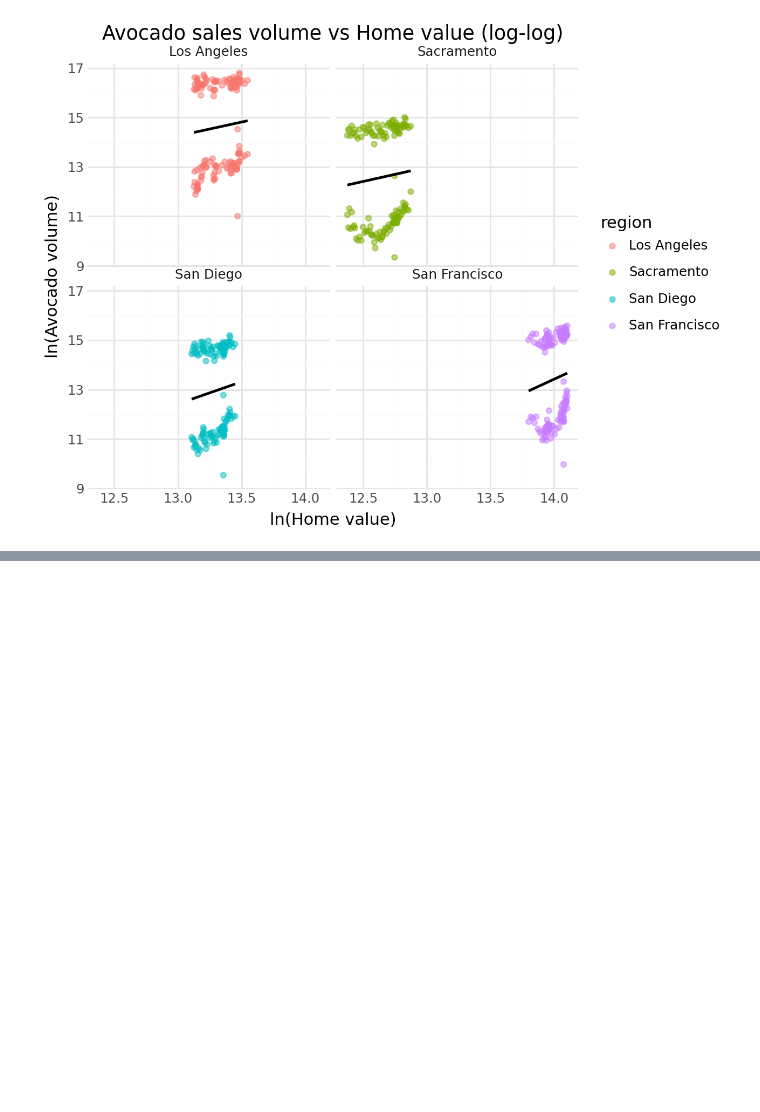
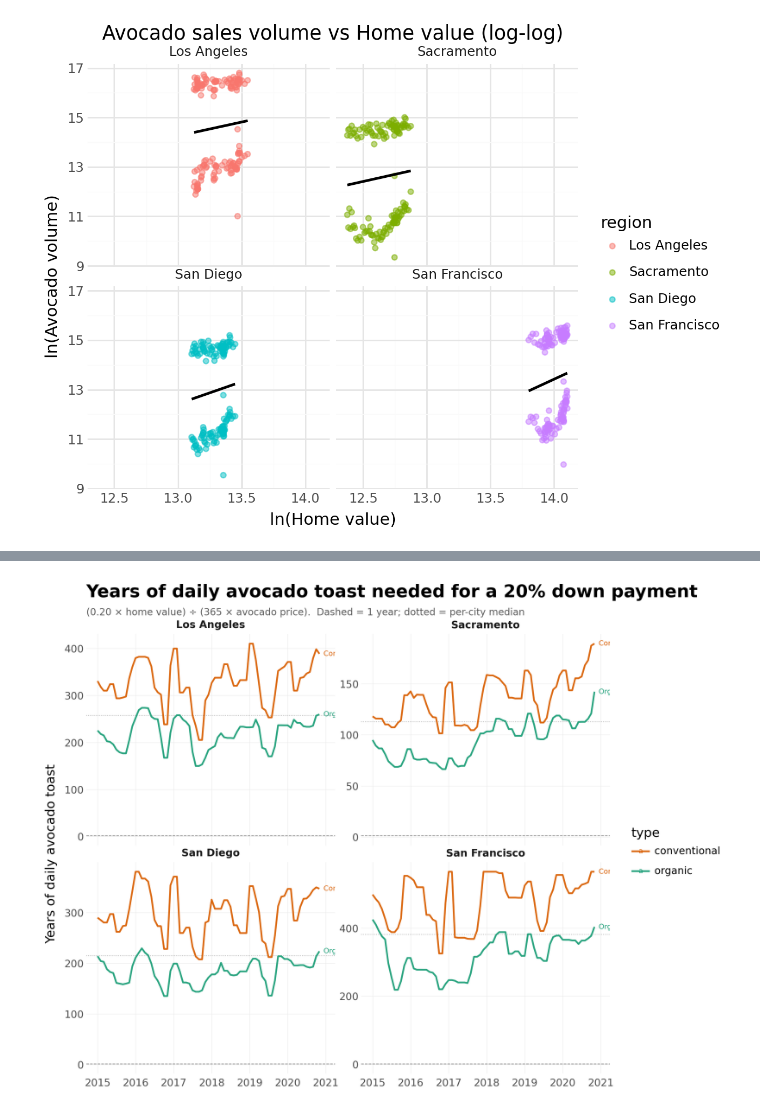
Before and after one commit to NavSanya/GSB544_Projects, a Jupyter notebook: Week2/Lab 2/Lab2.ipynb, the cells around one changed output, grey strips where cells are left out. Drawn from its saved outputs; the diff is of its cells as text; code cells hidden in the pictures; blank space fills up the shorter version.

```diff
--- a/Week2/Lab 2/Lab2.ipynb
+++ b/Week2/Lab 2/Lab2.ipynb
@@ -533,0 +618,39 @@ plot2.show()
+# %%
+# --- Plot 1: Time-series of the ratio (lower = claim more plausible; higher = claim absurd) ---
+ts = (
+    p9.ggplot(dfp, p9.aes('month', 'y_smooth', color='type'))
+    + p9.geom_hline(yintercept=1, linetype='dashed', alpha=0.45)  # “1 year” line
+    + p9.geom_hline(data=med, mapping=p9.aes(yintercept='med_y'),
+                    linetype='dotted', alpha=0.35)                 # region median
+    + p9.geom_line(size=1.2, alpha=0.95)
+    + p9.facet_wrap('~region', ncol=2, scales='free_y')
+    + p9.scale_x_datetime(date_breaks='1 year', date_labels='%Y')
+    + p9.scale_color_manual(values={'organic':'#1b9e77', 'conventional':'#d95f02'})
+    + p9.guides(color=None)  # hide legend (we’ll label lines)
+
+    # Direct end labels (nudged right so they don't overlap the lines)
+    + p9.geom_text(
+        p9.aes(label='label'),
+        data=last.assign(month=last['month'] + pd.Timedelta(days=40)),
+        ha='left', va='center', size=9
+    )
+
+    + p9.labs(
+        title='Years of daily avocado toast needed for a 20% down payment',
+        subtitle='(0.20 × home value) ÷ (365 × avocado price).  Dashed = 1 year; dotted = per-city median',
+        x='', y='Years of daily avocado toast'
+    )
+    + p9.theme_minimal(base_size=16)
+    + p9.theme(
+        plot_title=p9.element_text(weight='bold', size=22),
+        plot_subtitle=p9.element_text(size=12, color='#5a5a5a'),
+        panel_grid_minor=p9.element_blank(),
+        panel_grid_major=p9.element_line(size=0.4, color='#e5e5e5'),
+        strip_text=p9.element_text(weight='bold'),
+        axis_text_x=p9.element_text(margin={'t': 6}),
+        figure_size=(12, 9)
+    )
+)
+ts.show()
+# %% [output]
+[figure, added]
```
Also changed, not shown: parts of 9 cells of this notebook, 1 other file.
